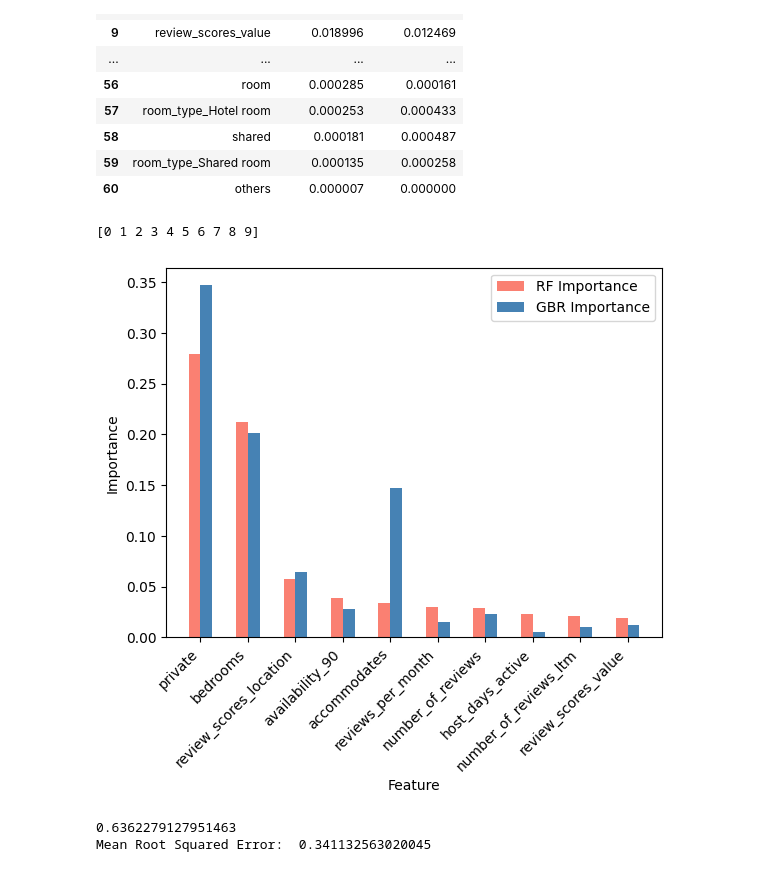
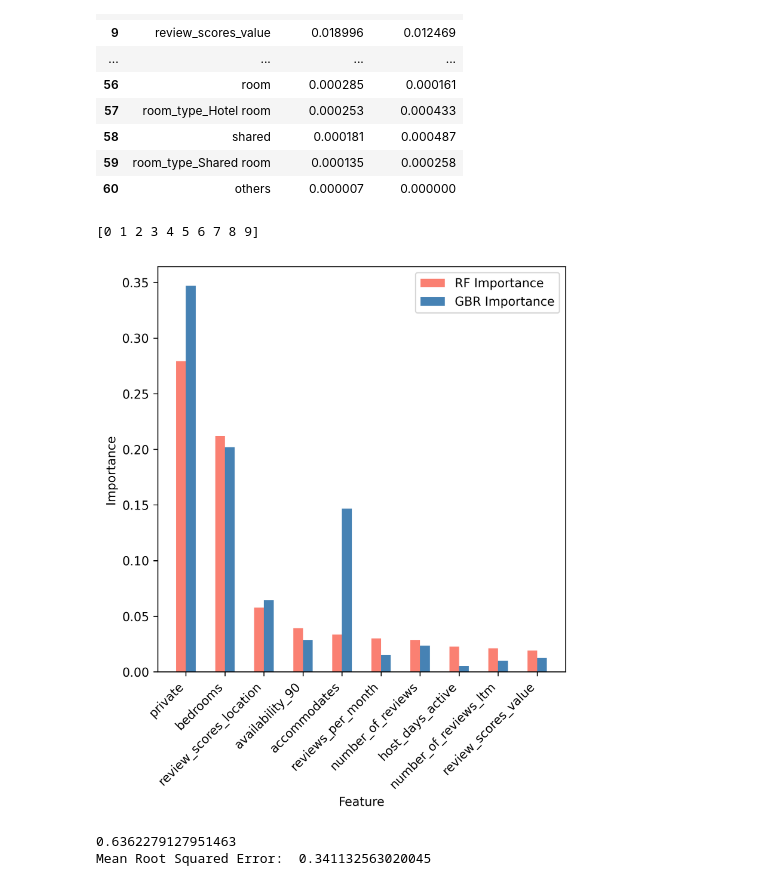
Before and after one commit to Anant-K-Gupta/AirBnbProject, a Jupyter notebook: airbnb_model.ipynb, the cells around one changed output. Cells and saved outputs as stored; diff of their text form; code cells hidden in the pictures.

```diff
--- a/airbnb_model.ipynb
+++ b/airbnb_model.ipynb
@@ -732,26 +732,26 @@ display(common_importances)
 | 59 | room_type_Shared room | 0.000135 | 0.000258 |
 | 60 | others | 0.000007 | 0.000000 |
 # %%
-fig, ax = plt.subplots()
+fig, ax = plt.subplots(figsize=(6, 6))
 X = np.arange(10)
 # Horizontal bar plot
 
 
 ax.bar(X - 0.125, common_importances["Importance_x"][0:10], width = 0.25, color='salmon', label='RF Importance')
 ax.bar(X + 0.125, common_importances["Importance_y"][0:10], width = 0.25, color='steelblue', label='GBR Importance')
 
 ax.set_xlabel('Feature')
 ax.set_ylabel('Importance')
-print(X)
+
 ax.set_xticks(X, common_importances["Features"][0:10], rotation = 45, horizontalalignment='right')
 # Legend at the upper right corner
 ax.legend(loc='upper right')
 
 # Display the plot
 plt.show()
 # %% [output]
 [0 1 2 3 4 5 6 7 8 9]
-[figure, old version]
+[figure, new version]
 # %%
 y = model_df['log_price']
 X = model_df[['private', 'bedrooms', 'review_scores_location', 'availability_90',
```
